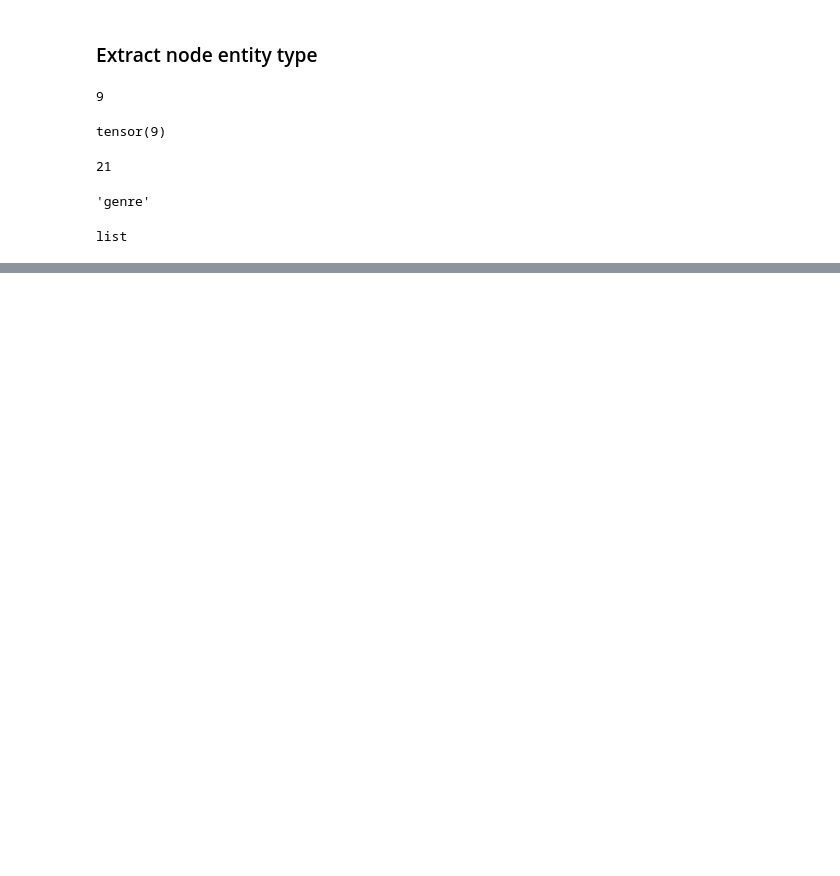
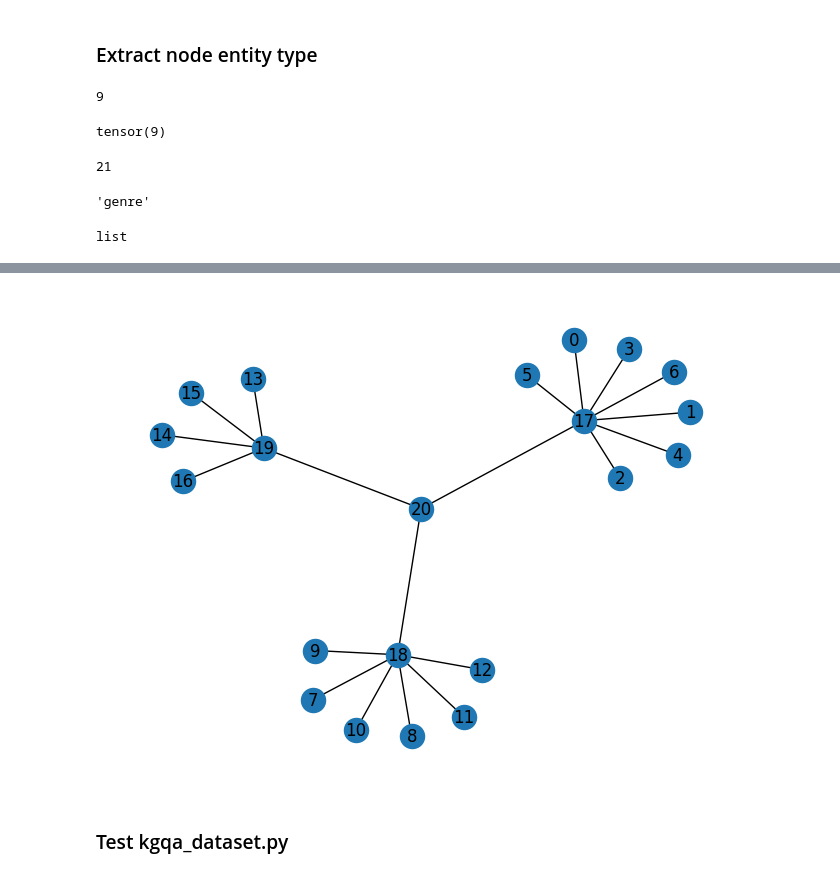
Before and after one commit to Tiny-Small/CS5284_Project, a Jupyter notebook: data_preparation/extract_answer_type.ipynb, the cells around one changed output, grey strips where cells are left out. Cells and saved outputs as stored; diff of their text form; code cells hidden in the pictures; blank space fills up the shorter version.

```diff
--- a/data_preparation/extract_answer_type.ipynb
+++ b/data_preparation/extract_answer_type.ipynb
@@ -186,0 +269,40 @@ list
+# %%
+# generate full KG
+G = generate_nx_graph('../Datasets/MetaQA_dataset/')
+relations = [data['relation'] for _,_,data in G.edges(data=True)]
+relation_mapping = {relation: int(index) for index, relation in enumerate(set(relations))}
+
+# get node names
+id_to_node = {}
+node_to_id = {}
+for i, n in enumerate(list(G.nodes)):
+    id_to_node[i] = n
+    node_to_id[n] = i
+
+# create pytorch geometric graph
+pyg_graph = from_networkx(G)
+pyg_graph.edge_attr = torch.tensor([relation_mapping[r] for r in relations])
+
+# get subgraph for each query
+i = 25
+entity = query_entities[i]
+embedding = q_embeddings[i]
+result = find_best_embedding(G, entity, embedding)
+subset_nodes = [node_to_id[e] for e in list(result.keys())+[entity]]
+query_edge_index, query_edge_attr = subgraph(subset = subset_nodes, edge_index = pyg_graph.edge_index, edge_attr = pyg_graph.edge_attr, relabel_nodes=True)
+old_to_new = {}
+new_to_old = {}
+for new_idx, old_idx in enumerate(subset_nodes):
+    old_to_new[old_idx] = new_idx
+    new_to_old[new_idx] = old_idx
+subgraph_data = Data(edge_index=query_edge_index, edge_attr=query_edge_attr)
+
+# get node embeddings for subgraph
+node_embeddings = []
+for i in range(subgraph_data.num_nodes):
+    ent = id_to_node[new_to_old[i]]
+    if ent == entity:
+        node_embeddings.append(embedding)
+    else:
+        node_embeddings.append(result[ent])
+subgraph_data.x = torch.stack(node_embeddings)
@@ -186,0 +329,8 @@ list
+# %%
+# confirming got the right graph
+temp = to_networkx(subgraph_data, to_undirected=True)
+nx.draw(temp, with_labels=True)
+# %% [output]
+[figure, added]
+# %% [markdown]
+### Test kgqa_dataset.py
```
Also changed, not shown: parts of 21 cells of this notebook, 35 other files.
